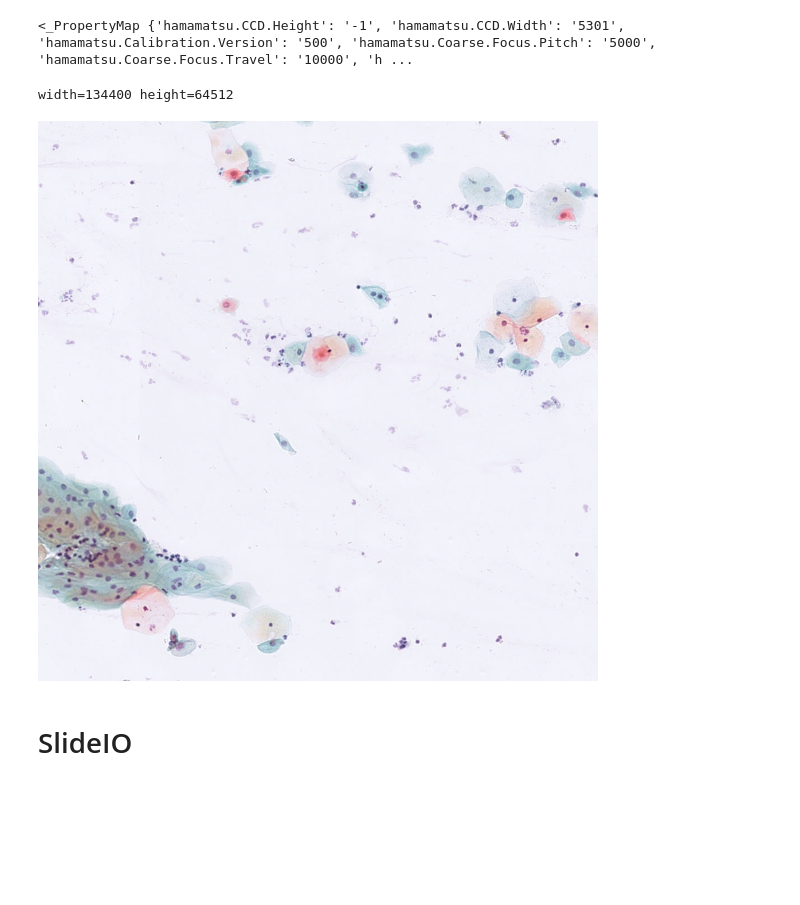
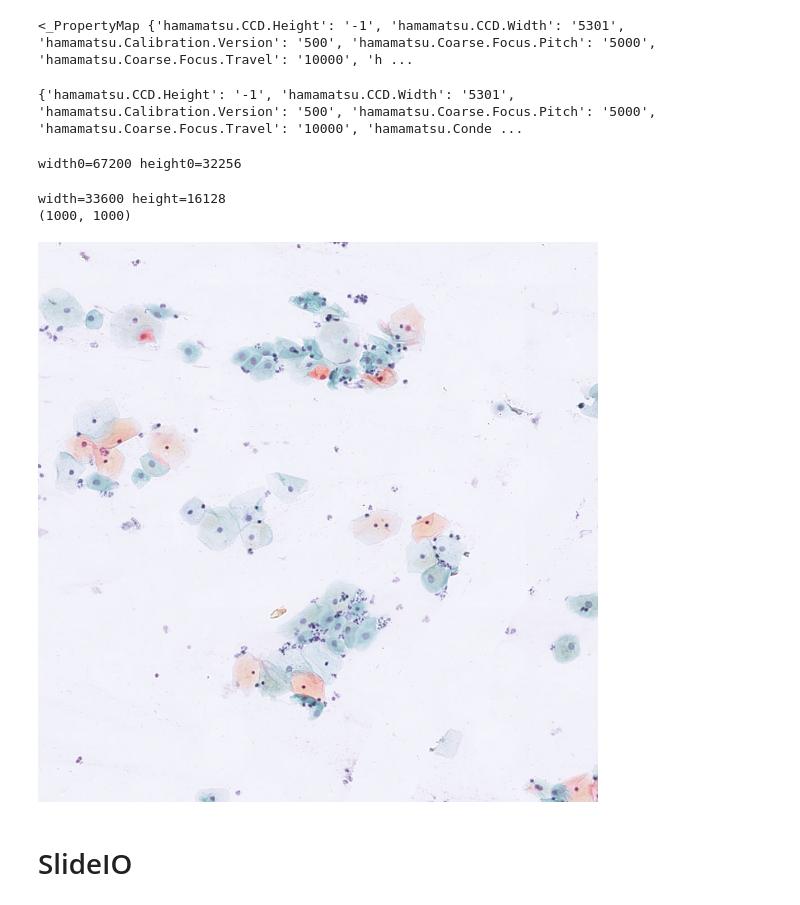
Before and after one commit to thingumajig/feature-map-experiments, a Jupyter notebook: notebooks/patchify.ipynb, the cells around one changed output. Cells and saved outputs as stored; diff of their text form; code cells hidden in the pictures; blank space fills up the shorter version.

Commit message:
* in progress: patchify

```diff
--- a/notebooks/patchify.ipynb
+++ b/notebooks/patchify.ipynb
@@ -62,22 +68,37 @@ print(metadata)
+# %%
+with open('metadata.yaml', 'r') as yamlfile:
+    # Читаем словарь из yaml файла
+    data = yaml.safe_load(yamlfile)
+
+print(data)
+# %% [output]
+{'hamamatsu.CCD.Height': '-1', 'hamamatsu.CCD.Width': '5301', 'hamamatsu.Calibration.Version': '500', 'hamamatsu.Coarse.Focus.Pitch': '5000', 'hamamatsu.Coarse.Focus.Travel': '10000', 'hamamatsu.Conde ...
+# %%
+width0, height0 = slide.level_dimensions[1]
+print(f'{width0=} {height0=}')
+# %% [output]
+width0=67200 height0=32256
 # %%
 # Получаем размеры изображения
-width, height = slide.level_dimensions[0]
+width, height = slide.level_dimensions[2]
 
 print(f'{width=} {height=}')
 
 # Получаем размер патча
 patch_width, patch_height = 1000, 1000
 
 # Получаем позицию патча
-x, y = 30000, 55000
+x, y = 30000+1000*3, 55000
 
 # Вырезаем патч
 patch = slide.read_region((x, y), 2, (patch_width, patch_height))
 # Image.fromarray(np.array(patch)).convert('RGB').show()
+print(f'{patch.size}')
 patch.convert('RGB')
 # %% [output]
-width=134400 height=64512
+width=33600 height=16128
+(1000, 1000)
-[figure, old version]
+[figure, new version]
 # %% [markdown]
 # SlideIO
 # %%
```
Also changed, not shown: parts of 1 cell of this notebook, 3 other files.
